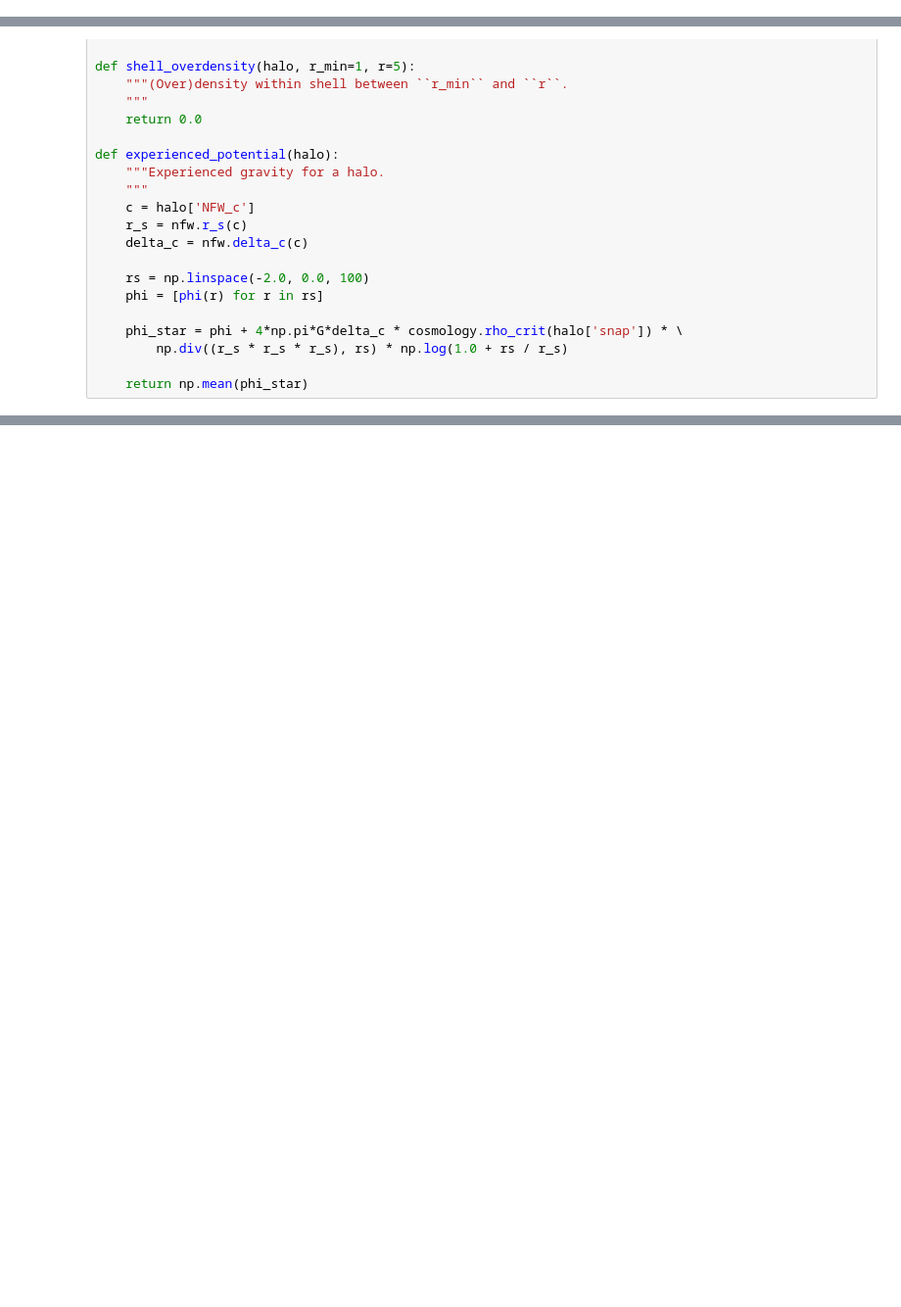
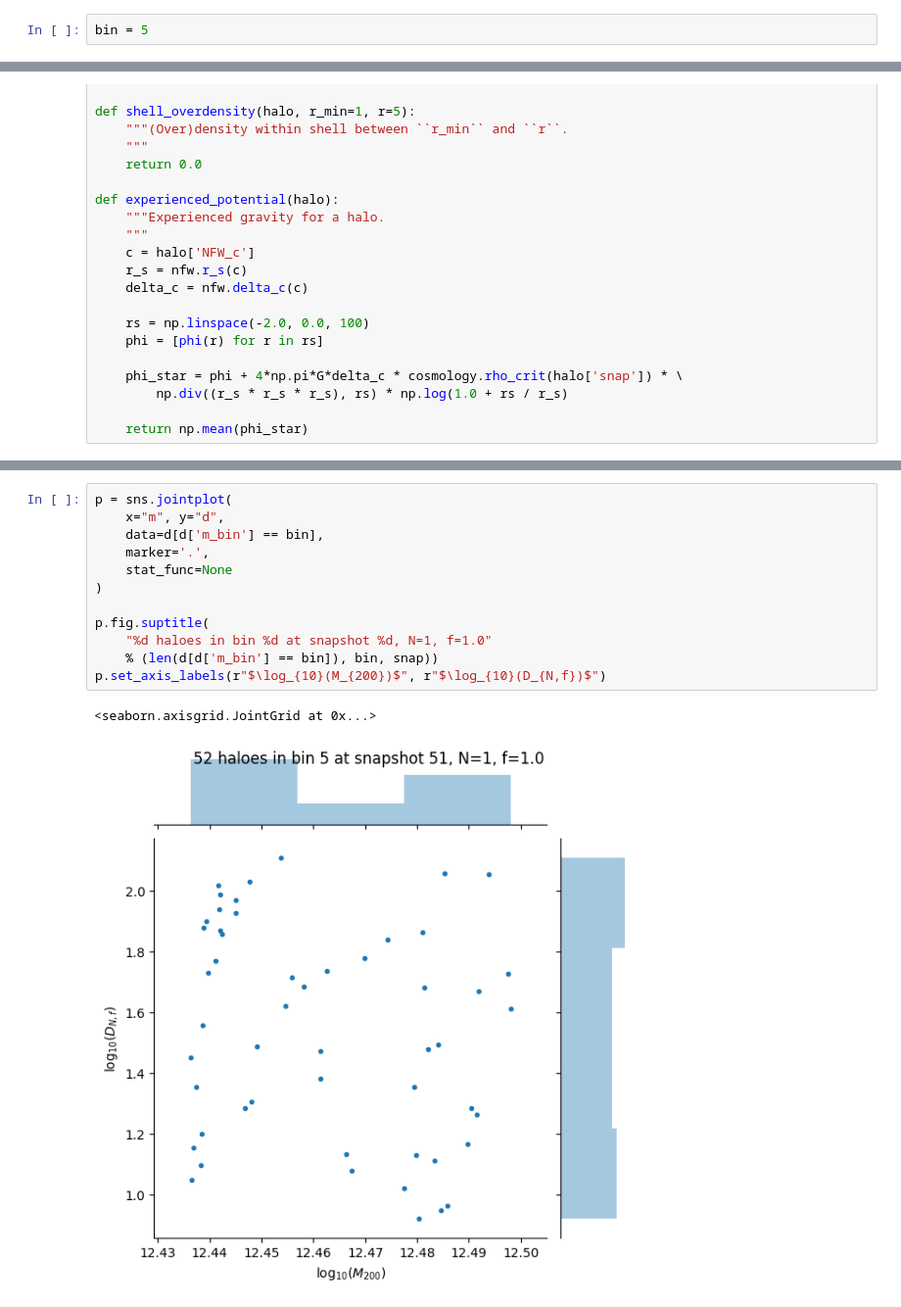
Before and after one commit to oleskiewicz/hbtp, a Jupyter notebook: environment.ipynb, the cells around one changed output, grey strips where cells are left out. Shown at 98% size. Cells and saved outputs as stored; diff of their text form; blank space fills up the shorter version.

```diff
--- a/environment.ipynb
+++ b/environment.ipynb
@@ -23,3 +22,5 @@ haloes = haloes[haloes['M200Crit'] >= 20]
+# %%
+bin = 5
 # %%
 fig, ax = plt.subplots(1, subplot_kw={'projection': '3d'})
 fig.suptitle("%d haloes at snapshot %d" % (len(haloes), snap))
@@ -140,0 +179,15 @@ p.set_axis_labels(r"$\log_{10}(M_{200})$", r"$\log_{10}(D_{N,f})$")
+# %%
+p = sns.jointplot(
+    x="m", y="d",
+    data=d[d['m_bin'] == bin],
+    marker='.',
+    stat_func=None
+)
+
+p.fig.suptitle(
+    "%d haloes in bin %d at snapshot %d, N=1, f=1.0"
+    % (len(d[d['m_bin'] == bin]), bin, snap))
+p.set_axis_labels(r"$\log_{10}(M_{200})$", r"$\log_{10}(D_{N,f})$")
+# %% [output]
+<seaborn.axisgrid.JointGrid at 0x...>
+[figure, added]
```
Also changed, not shown: parts of 8 cells of this notebook.
